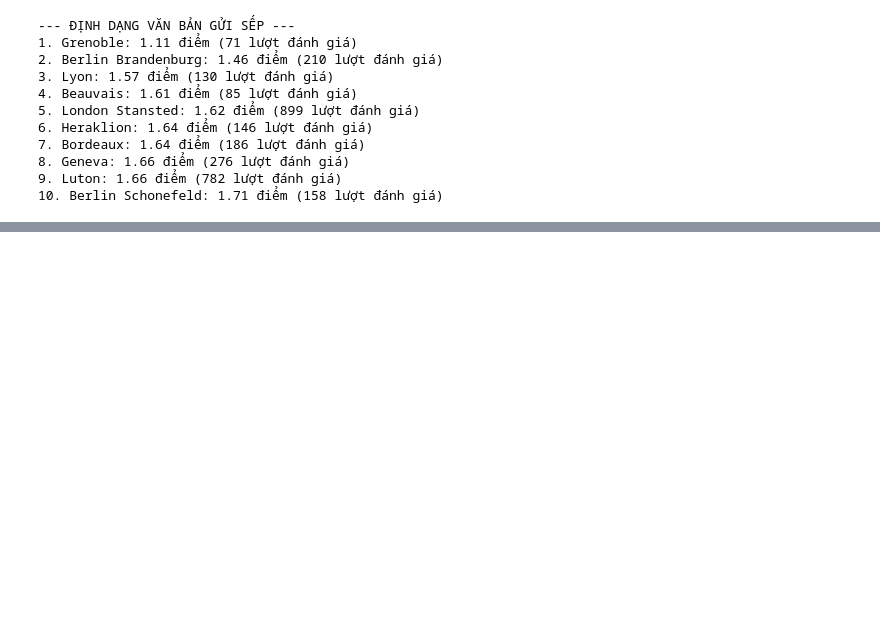
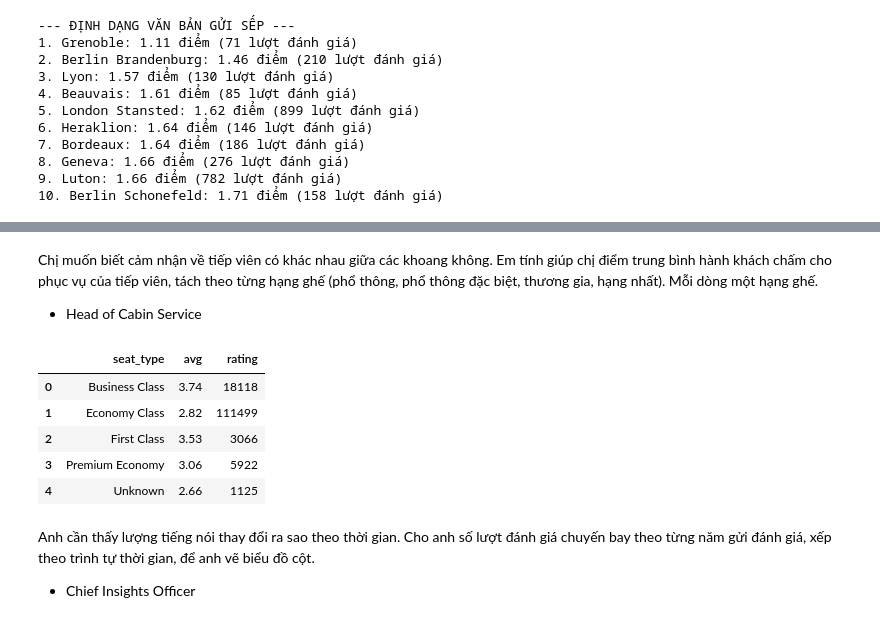
Before and after one commit to mantrinh67/DA-Porfolio, a Jupyter notebook: EDA_airline.ipynb, the cells around one changed output, grey strips where cells are left out. Drawn from its saved outputs; the diff is of its cells as text; code cells hidden in the pictures; blank space fills up the shorter version.

```diff
--- a/EDA_airline.ipynb
+++ b/EDA_airline.ipynb
@@ -653,0 +664,36 @@ for i, row in top_10_worst_queuing.iterrows():
+# %% [markdown]
+Chị muốn biết cảm nhận về tiếp viên có khác nhau giữa các khoang không. Em tính giúp chị điểm trung bình hành khách chấm cho phục vụ của tiếp viên, tách theo từng hạng ghế (phổ thông, phổ thông đặc biệt, thương gia, hạng nhất). Mỗi dòng một hạng ghế.
+
+- Head of Cabin Service
+# %%
+# airline_review
+# 'seat_type'
+# 'cabin_staff_service'
+
+# Xử lý null
+airline_reviews['seat_type'] = airline_reviews['seat_type'].fillna('Unknown')
+# airline_reviews['cabin_staff_service'] = airline_reviews['cabin_staff_service'].fillna('Unknown')
+
+
+
+cabin_staff_KPI = (airline_reviews.groupby('seat_type')['cabin_staff_service'].agg(
+    avg='mean',
+    rating='count'
+    ).reset_index()
+    .sort_values(by='seat_type')
+    )
+
+cabin_staff_KPI['avg'] = cabin_staff_KPI['avg'].round(2)
+
+display(cabin_staff_KPI)
+# %% [output]
+|  | seat_type | avg | rating |
+| 0 | Business Class | 3.74 | 18118 |
+| 1 | Economy Class | 2.82 | 111499 |
+| 2 | First Class | 3.53 | 3066 |
+| 3 | Premium Economy | 3.06 | 5922 |
+| 4 | Unknown | 2.66 | 1125 |
+# %% [markdown]
+Anh cần thấy lượng tiếng nói thay đổi ra sao theo thời gian. Cho anh số lượt đánh giá chuyến bay theo từng năm gửi đánh giá, xếp theo trình tự thời gian, để anh vẽ biểu đồ cột.
+
+- Chief Insights Officer
```
Also changed, not shown: parts of 4 cells of this notebook.
